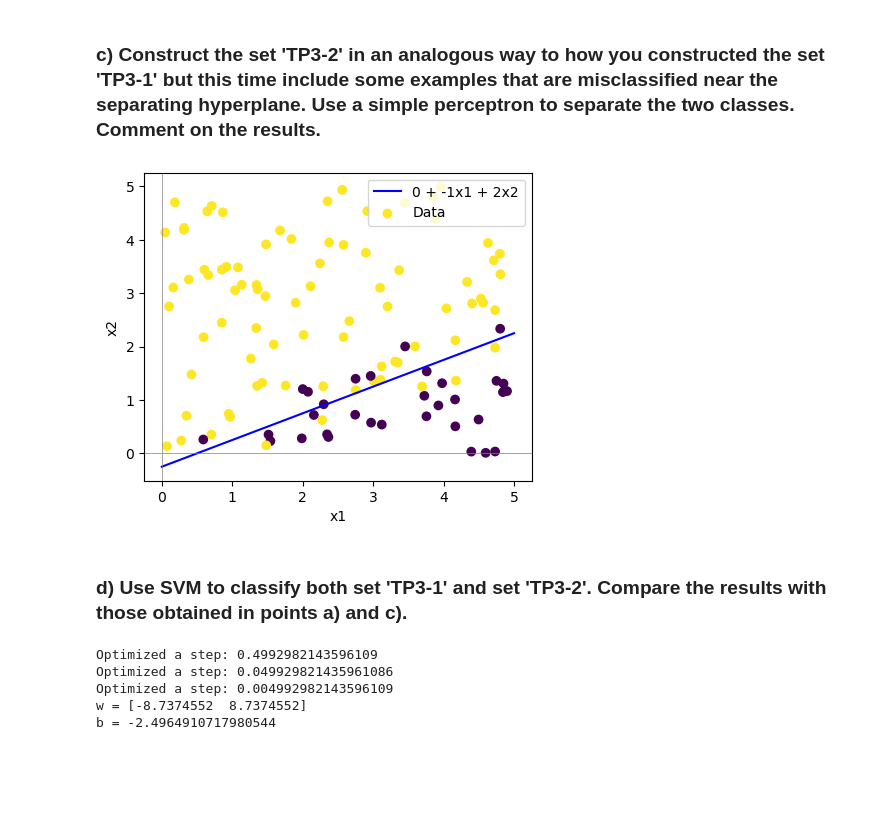
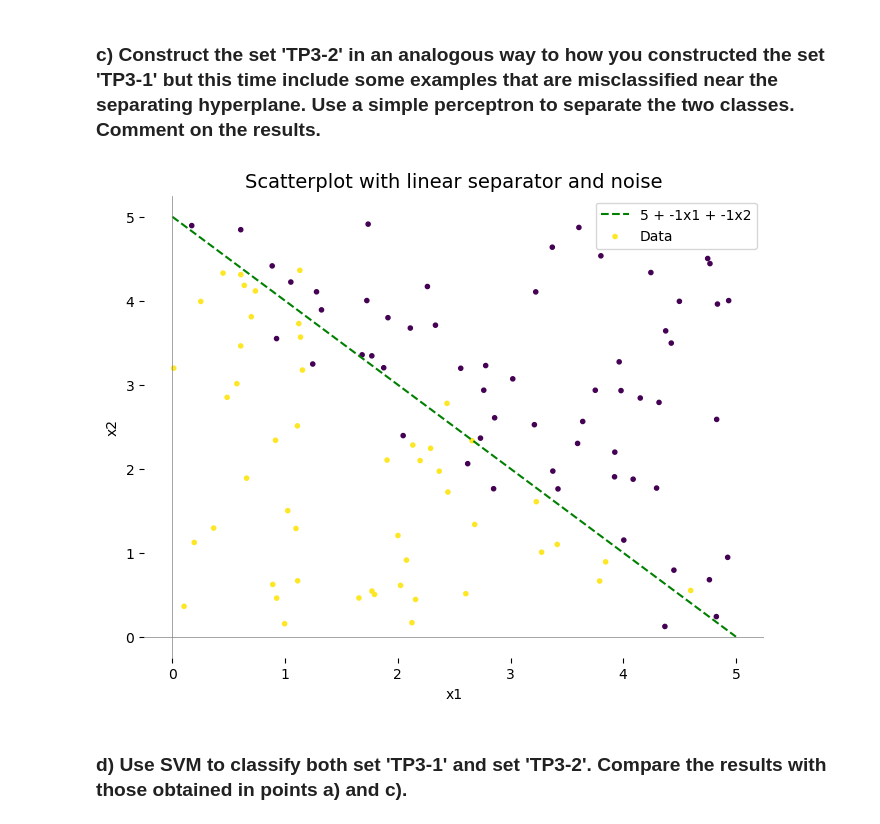
Before and after one commit to papekoja/72.75-ML, a Jupyter notebook: TP3/tp3.2.ipynb, the cells around one changed output. Cells and saved outputs as stored; diff of their text form; code cells hidden in the pictures; blank space fills up the shorter version.

```diff
--- a/TP3/tp3.2.ipynb
+++ b/TP3/tp3.2.ipynb
@@ -34,7 +31,32 @@ b1 and b2 = the weights of the line on which the class split is made.
 Class is eiter 1 or -1 depending on if it's above or below the line
 '''
 
-n_items = 100
-b0 = 0.5
-b1 = -1
-b2 = 2
+choice_list = ['normal',
+               'steep',
+               'steep_low',
+               'shallow',
+               'shallow_high',
+               'negative',]
+
+def choose(choice='normal', n=1000):
+    n_items = n
+
+    if choice == 'normal': b0=1; b1=2; b2=-2
+    if choice == 'steep': b0=-2; b1=2; b2=-1
+    if choice == 'steep_low': b0=-8; b1=3; b2=-1
+    if choice == 'shallow': b0=1; b1=2; b2=-4
+    if choice == 'shallow_high': b0=9; b1=1; b2=-3
+    if choice == 'negative': b0=5; b1=-1; b2=-1
+
+    return n_items, float(b0), float(b1), float(b2)
+
+
+
+# Use this number (0 to 5) to choose the line you want to use
+num = 5
+amount = 100
+
+n_items, b0, b1, b2 = choose(choice_list[num], amount)
+n_items, ogb0, ogb1, ogb2 = choose(choice_list[num], amount) # og = original, only used for plot titles
+
+print(f"kind: {choice_list[num]} \nb0: {b0} \nb1: {b1} \nb2: {b2}")
@@ -181,26 +239,26 @@ Hyperplane: 0.5 + -1.58x1 + 3.35x2
 # %%
 n_additional_points = round(n_items / 2)
 additional_data = []
 
 # Generate additional data points near the separating hyperplane
 for _ in range(n_additional_points):
     x1_new = random.uniform(0, 5)
     x2_new = random.uniform(0, 5)
 
     # Calculate the distance from the point to the separating hyperplane
     distance = abs(b0 + b1 * x1_new + b2 * x2_new) / (b1 ** 2 + b2 ** 2) ** 0.5
 
     # Check if the distance is less than 0.5 (within 0.5 units from the hyperplane), if so, append.
     if distance <= 0.5:
         class_label = 1 if not (b0 + b1 * x1_new + b2 * x2_new) > 0 else -1
         additional_data.append({'x1': x1_new, 'x2': x2_new, 'y': (class_label)}) # for some reason it does it oposite so -1 to fix
 
 
 additional_df = pd.DataFrame(additional_data)
 TP3_2 = pd.concat([TP3_2, additional_df], ignore_index=False)
 
-plotting(TP3_2)
+plotting(TP3_2, line=True, legend=True, title="Scatterplot with linear separator and noise")
 # %% [output]
-[figure, old version]
+[figure, new version]
 # %% [markdown]
 ### d) Use SVM to classify both set 'TP3-1' and set 'TP3-2'. Compare the results with those obtained in points a) and c).
@@ -339,12 +264,0 @@ class SVM:
-# %%
-svm = SVM()
-w, b = svm.fit(data=data_2_dict)
-
-# TODO - for some reason, the weights are very very very big. IDk why but look into this. Maybe some True/False values are wrongly placed. Go over te code again.
-print(f"w = {w}\nb = {b}")
-# %% [output]
-Optimized a step: 0.4992982143596109
-Optimized a step: 0.049929821435961086
-Optimized a step: 0.004992982143596109
-w = [-8.7374552  8.7374552]
-b = -2.4964910717980544
```
Also changed, not shown: parts of 13 cells of this notebook.
